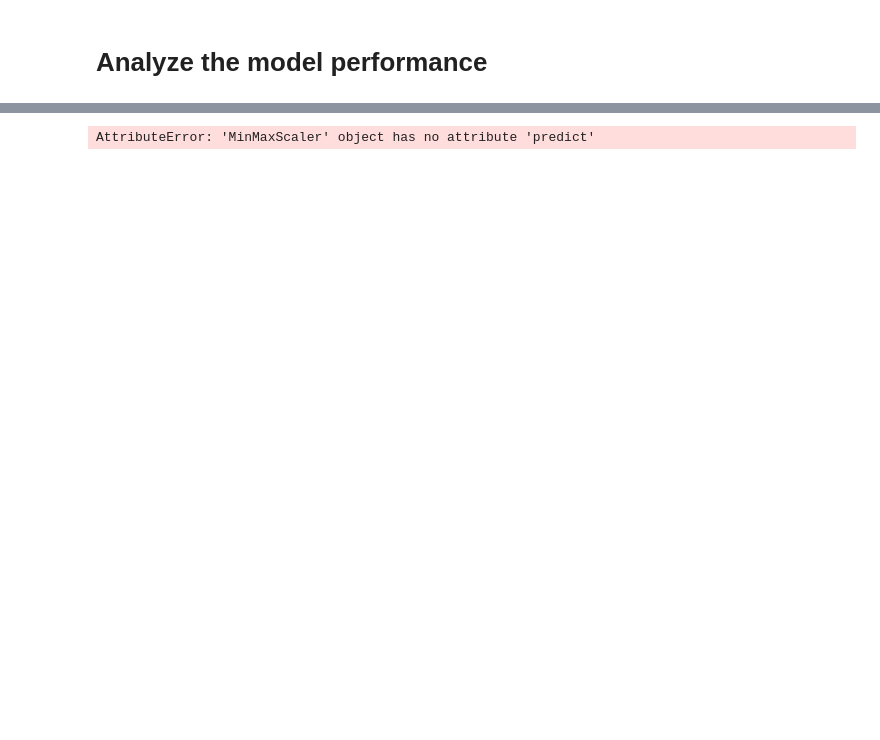
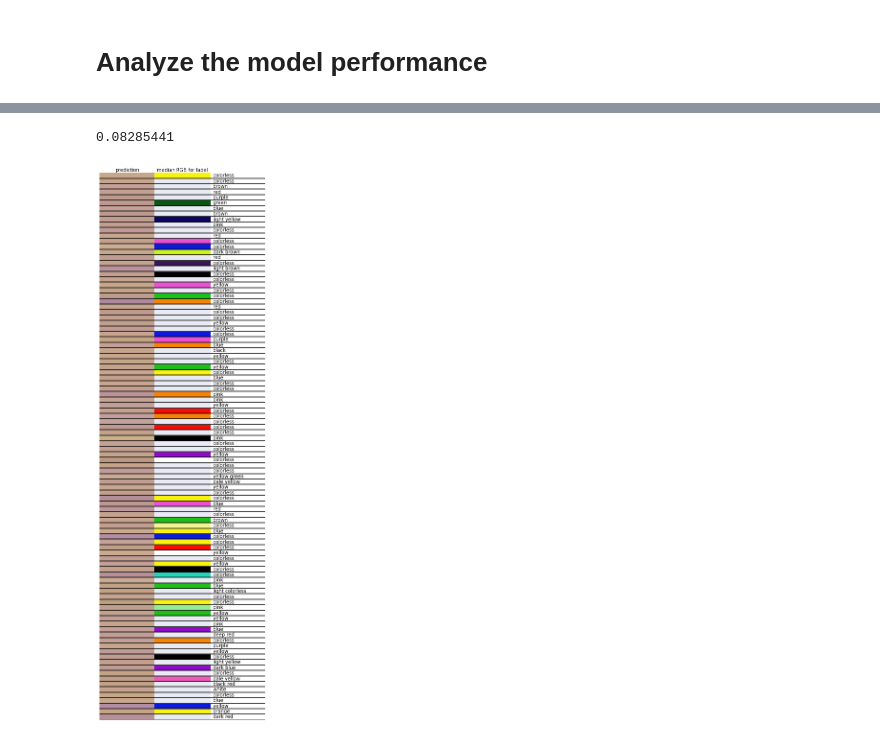
Before and after one commit to kjappelbaum/colorml, a Jupyter notebook: notebooks/Untitled.ipynb, the cells around one changed output, grey strips where cells are left out. Cells and saved outputs as stored; diff of their text form; code cells hidden in the pictures; blank space fills up the shorter version.

```diff
--- a/notebooks/Untitled.ipynb
+++ b/notebooks/Untitled.ipynb
@@ -10,6 +12,9 @@ import pandas as pd
 import numpy as np
 import joblib
 from descriptornames import *
+# %%
+with open('model.dill', 'rb') as fh:
+    model = dill.load(fh)
 # %%
 # -*- coding: utf-8 -*-
 """
@@ -208,5 +210,3 @@ ImportError: attempted relative import with no known parent package
-# %%
-model = joblib.load("model.joblib")
 # %%
 scaler = joblib.load("scaler.joblib")
 # %%
@@ -247,13 +257,20 @@ X_test = scaler.transform(X_test)
 y_train = y_train.values
 y_test = y_test.values
 # %%
-X_test, X_valid, y_test, y_valid = train_test_split(
+X_test, X_valid, y_test, y_valid, names_test, names_valid = train_test_split(
         X_test,
         y_test,
+        name_test.values,
         train_size=0.9,
         random_state=int(821996),
     )
 # %%
 y_predict = model.predict(X_test)
-# %% [output]
-AttributeError: 'MinMaxScaler' object has no attribute 'predict'
+# %%
+y_predict.std()
+# %% [output]
+0.08285441
+# %%
+plot_predictions(y_predict  * 255, y_test * 255, name_test.values)
+# %% [output]
+[figure, added]
```
Also changed, not shown: parts of 4 cells of this notebook, 5 other files.
